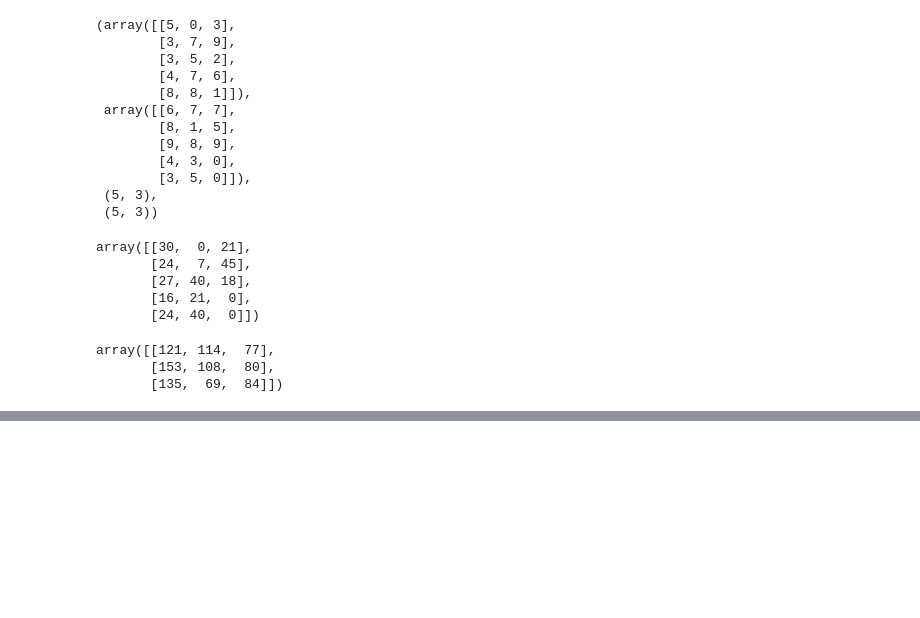
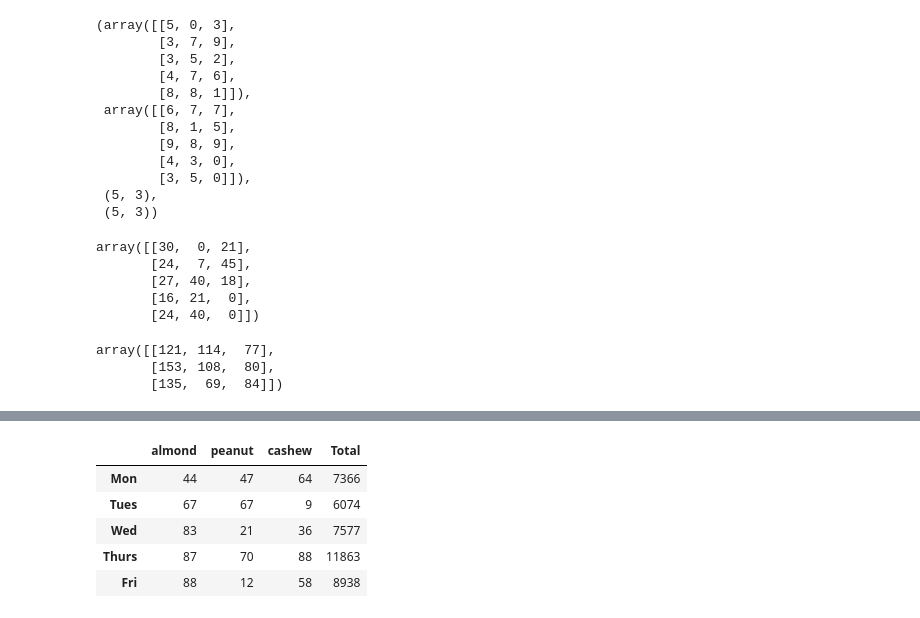
Before and after one commit to kagiyanagi/learning-ml, a Jupyter notebook: introduction-to-numpy.ipynb, the cells around one changed output, grey strips where cells are left out. Saved outputs shown, nothing was run; the diff lists cells and outputs as text; code cells hidden in the pictures; blank space fills up the shorter version.

Commit message:
Exercise: Nut Butter Store Sales

```diff
--- a/introduction-to-numpy.ipynb
+++ b/introduction-to-numpy.ipynb
@@ -449,0 +459,4 @@ array([[121, 114,  77],
+# %%
+np.random.seed(0)
+sales_amounts = np.random.randint(99, size=(5, 3))
+sales_amounts
@@ -449,0 +469,3 @@ array([[121, 114,  77],
+# %%
+prise_amounts = np.random.randint(99, size=(1, 3)).T
+prise_amounts
@@ -449,0 +484,4 @@ array([[121, 114,  77],
+# %%
+import pandas as pd
+sales_amounts_df = pd.DataFrame(sales_amounts)
+sales_amounts_df
@@ -449,0 +495,4 @@ array([[121, 114,  77],
+# %%
+sales_amounts_df.rename(columns={0 : 'Almond', 1 : 'Peanut', 2 : 'Cashew'}, inplace=True)
+sales_amounts_df.rename(index={0 : 'Mon', 1 : 'Tues', 2 : 'Wed', 3 : 'Thurs', 4 : 'Fri'}, inplace=True)
+sales_amounts_df
@@ -449,0 +506,10 @@ array([[121, 114,  77],
+# %%
+sales_amounts_df["Total"] = np.dot(sales_amounts, prise_amounts)
+sales_amounts_df
+# %% [output]
+|  | almond | peanut | cashew | Total |
+| Mon | 44 | 47 | 64 | 7366 |
+| Tues | 67 | 67 | 9 | 6074 |
+| Wed | 83 | 21 | 36 | 7577 |
+| Thurs | 87 | 70 | 88 | 11863 |
+| Fri | 88 | 12 | 58 | 8938 |
```
Also changed, not shown: parts of 18 cells of this notebook.
